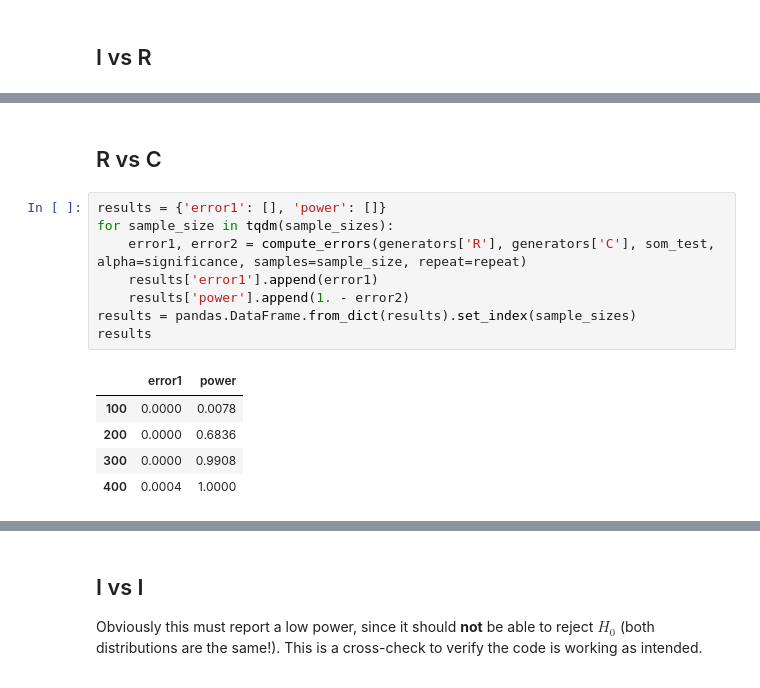
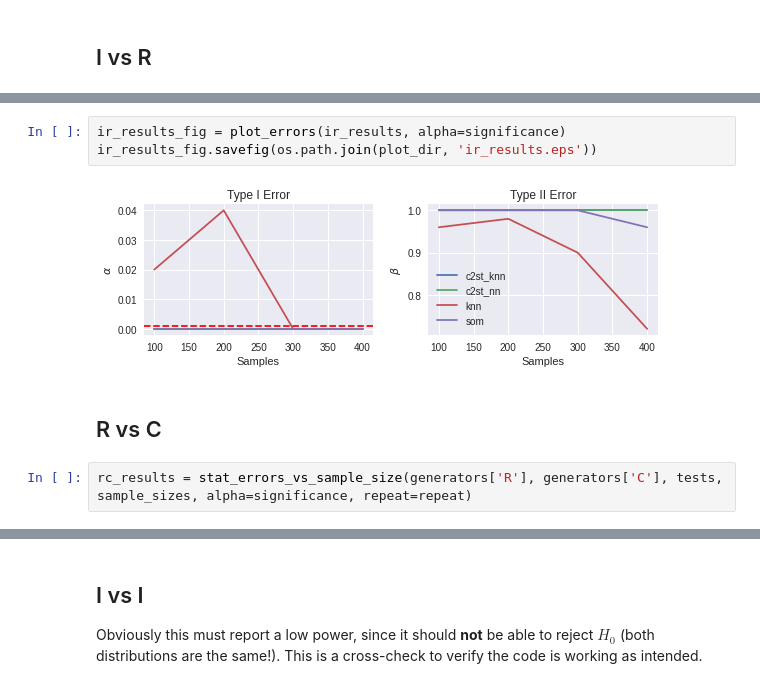
Before and after one commit to ayllon/SOMA, a Jupyter notebook: notebooks/eye_dataset.ipynb, the cells around one changed output, grey strips where cells are left out. Saved outputs shown, nothing was run; the diff lists cells and outputs as text.

```diff
--- a/notebooks/eye_dataset.ipynb
+++ b/notebooks/eye_dataset.ipynb
@@ -89,16 +131,9 @@ results
+# %%
+ir_results_fig = plot_errors(ir_results, alpha=significance)
+ir_results_fig.savefig(os.path.join(plot_dir, 'ir_results.eps'))
+# %% [output]
+[figure, added]
 # %% [markdown]
 ## R vs C
-# %%
-results = {'error1': [], 'power': []}
-for sample_size in tqdm(sample_sizes):
-    error1, error2 = compute_errors(generators['R'], generators['C'], som_test, alpha=significance, samples=sample_size, repeat=repeat)
-    results['error1'].append(error1)
-    results['power'].append(1. - error2)
-results = pandas.DataFrame.from_dict(results).set_index(sample_sizes)
-results
-# %% [output]
-|  | error1 | power |
-| 100 | 0.0000 | 0.0078 |
-| 200 | 0.0000 | 0.6836 |
-| 300 | 0.0000 | 0.9908 |
-| 400 | 0.0004 | 1.0000 |
+# %%
+rc_results = stat_errors_vs_sample_size(generators['R'], generators['C'], tests, sample_sizes, alpha=significance, repeat=repeat)
```
Also changed, not shown: parts of 17 cells of this notebook.
